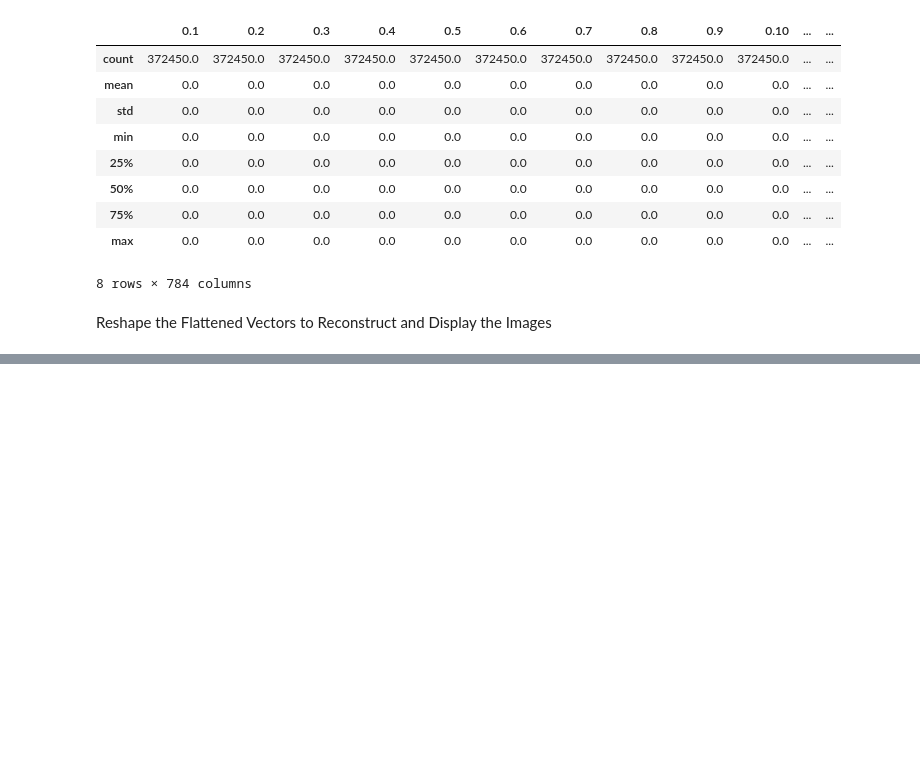
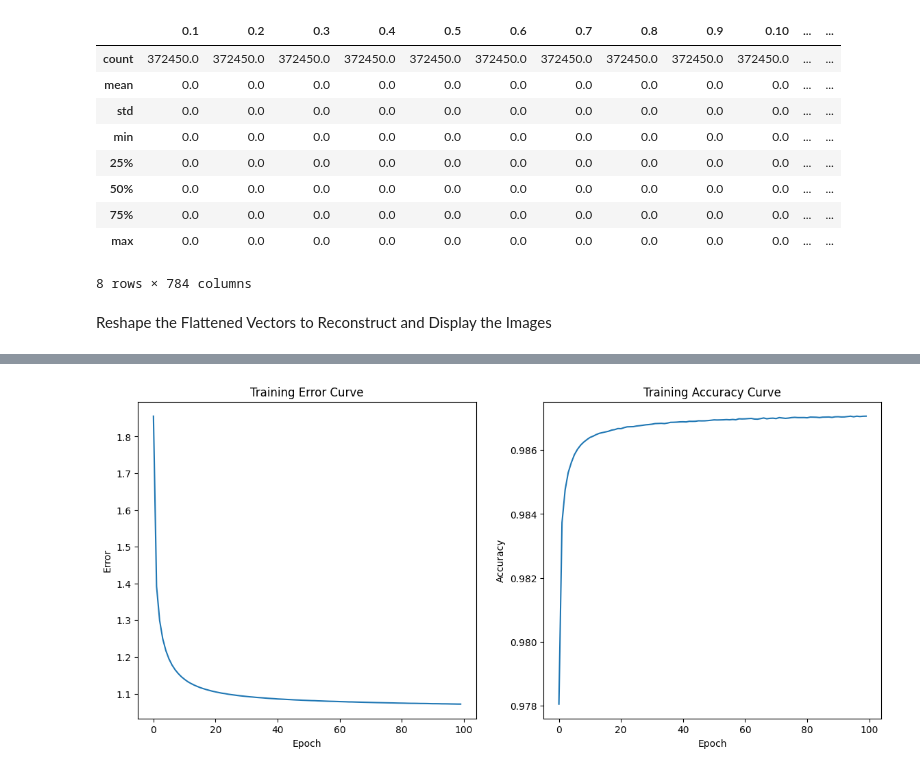
Before and after one commit to saraalbagory/ml-project, a Jupyter notebook: alphabet_classfication.ipynb, the cells around one changed output, grey strips where cells are left out. Drawn from its saved outputs; the diff is of its cells as text; code cells hidden in the pictures; blank space fills up the shorter version.

Commit message:
adding the logistic regression(one vs all) model

```diff
--- a/alphabet_classfication.ipynb
+++ b/alphabet_classfication.ipynb
@@ -136,8 +135,3 @@ numericLabels=data.iloc[:,0]
 image_train, image_test, label_train, label_test=train_test_split(reshaped_images,numericLabels,test_size=0.2,random_state=42)
 image_train_2d = image_train.reshape(image_train.shape[0], -1)
 image_test_2d = image_test.reshape(image_test.shape[0], -1)
-# %%
-from sklearn.svm import SVC
-
-model =SVC(C=1000,kernel='linear')
-model.fit(image_train_2d,label_train)
@@ -143,0 +140,6 @@ model.fit(image_train_2d,label_train)
+# %%
+image_train, image_val, label_train, label_val = train_test_split(image_train, label_train, test_size=0.2, random_state=42)
+# %%
+image_train_2d_lr = image_train.reshape(image_train.shape[0], -1)
+# image_val_2d_lr = image_val.reshape(-1, 28, 28, 1)
+image_test_2d_lr = image_test.reshape(-1, 28, 28, 1)
@@ -143,0 +250,23 @@ model.fit(image_train_2d,label_train)
+# %%
+# PART 3: Visualize Training Performance
+import matplotlib.pyplot as plt
+
+plt.figure(figsize=(14, 6))
+
+# Plot error curve
+plt.subplot(1, 2, 1)
+plt.plot(model.error_curve)
+plt.title('Training Error Curve')
+plt.xlabel('Epoch')
+plt.ylabel('Error')
+
+# Plot accuracy curve
+plt.subplot(1, 2, 2)
+plt.plot(model.accuracy_curve)
+plt.title('Training Accuracy Curve')
+plt.xlabel('Epoch')
+plt.ylabel('Accuracy')
+
+plt.show()
+# %% [output]
+[figure, added]
```
Also changed, not shown: parts of 5 cells of this notebook.
